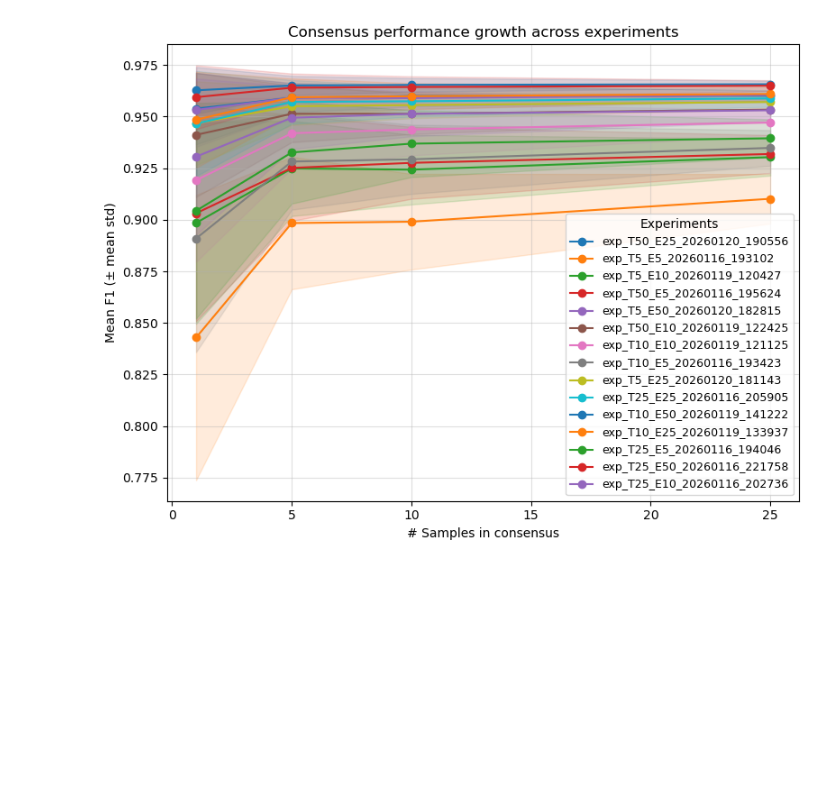
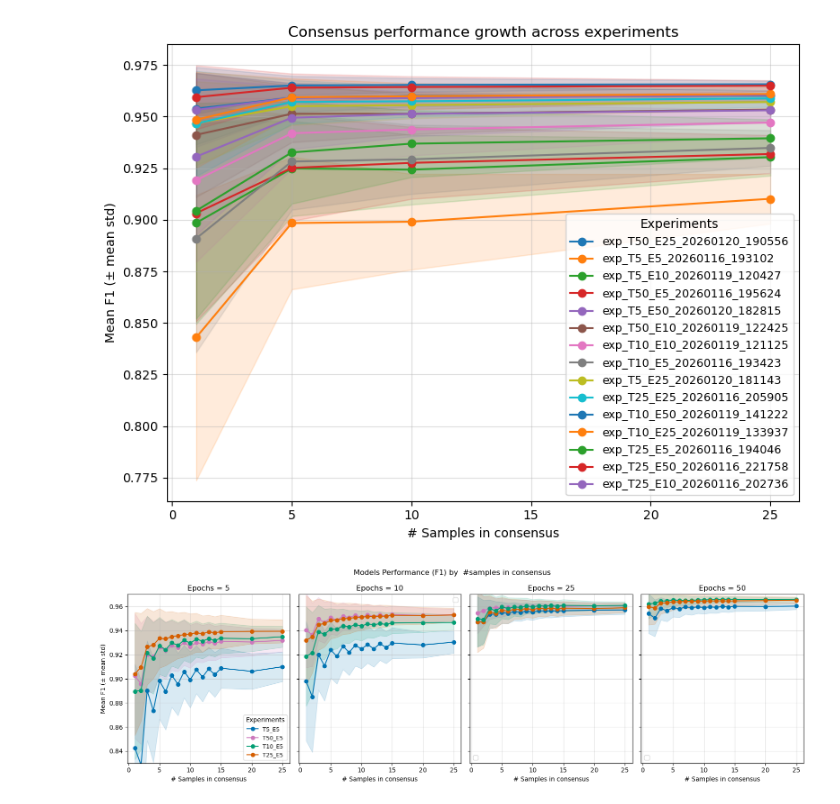
Before and after one commit to gkulemeyer/RNADiffusion, a Jupyter notebook: notebooks/5_enemble_analysis.ipynb, the cells around one changed output. Cells and saved outputs as stored; diff of their text form; code cells hidden in the pictures; blank space fills up the shorter version.

```diff
--- a/notebooks/5_enemble_analysis.ipynb
+++ b/notebooks/5_enemble_analysis.ipynb
@@ -627,3 +629,57 @@ plt.show()
 # %% [output]
 <Figure size 900x600 with 0 Axes>
 [figure]
+# %%
+T_values = [5, 10, 25, 50]
+T_color_map = {
+    T: color
+    for T, color in zip(T_values, sns.color_palette("colorblind6", n_colors=len(T_values)))
+}
+def plot_consensus_growth_multi(dfs, Ks=[5,10,15,25,50], ax=None):
+    """Plots consensus F1 growth for multiple experiments in one axis."""
+
+    if ax is None:
+        fig, ax = plt.subplots(figsize=(8, 6))
+
+    for exp_name, df_stats in dfs.items():
+
+        # --- Extract T from name "T{T}_E{E}" ---
+        T_val = int(exp_name.split("_")[0].replace("T", ""))
+        color = T_color_map[T_val]
+
+        means = np.array([df_stats[f"cons_k{k}_mean"].mean() for k in Ks])
+        stds  = np.array([df_stats[f"cons_k{k}_std"].mean() for k in Ks])
+
+        ax.plot(Ks, means, marker="o", color=color, label=exp_name)
+        ax.fill_between(Ks, means - stds, means + stds, color=color, alpha=0.15)
+
+    ax.set_xlabel("# Samples in consensus")
+    ax.set_ylabel("Mean F1 (± mean std)")
+    ax.set_title("Consensus performance growth across experiments")
+    ax.grid(True, alpha=0.4)
+    ax.legend(title="Experiments", fontsize=9)
+
+    return ax
+fig, axes = plt.subplots(1, 4, figsize=(16, 5), sharey=True)
+
+params = [5, 10, 25, 50]
+
+for ax, p in zip(axes, params):
+    plot_consensus_growth_multi(
+        dfs=group_by_E[p],  # experiments con el mismo E
+        Ks=N_CONSENSUS,
+        ax=ax
+    )
+    ax.set_title(f"Epochs = {p}")
+
+for ax in axes[1:]:
+    ax.set_ylabel("")
+for ax in axes[1:]:
+    ax.legend("")
+
+ax.set_ylim(0.83, 0.97)
+fig.suptitle("Models Performance (F1) by  #samples in consensus")
+plt.tight_layout()
+plt.show()
+# %% [output]
+[figure, added]
```
Also changed, not shown: parts of 3 cells of this notebook, 5 other files.
